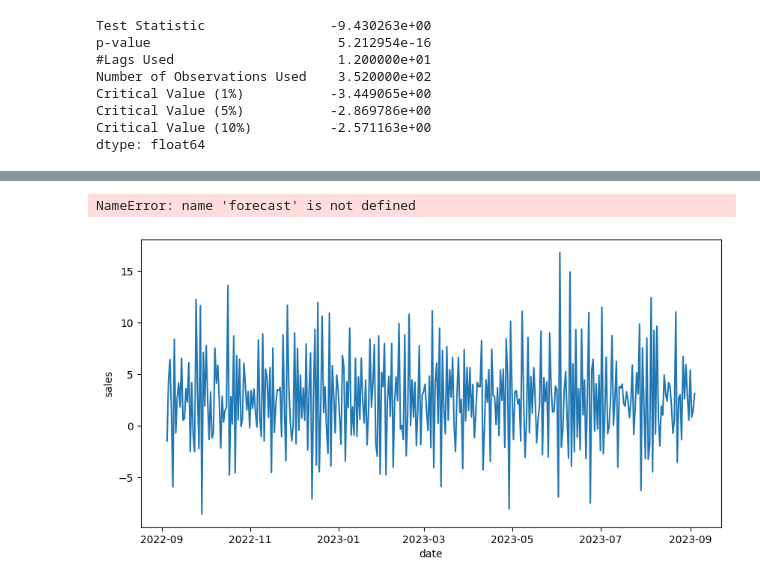
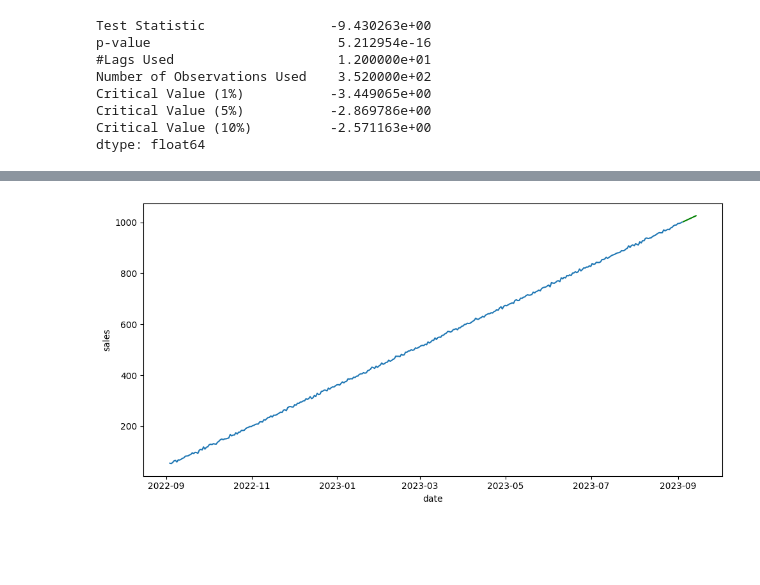
Before and after one commit to amalia1501/Proyecto-de-Serie-Temporal-Alternativa, a Jupyter notebook: src/explore.ipynb, the cells around one changed output, grey strips where cells are left out. Cells and saved outputs as stored; diff of their text form; code cells hidden in the pictures; blank space fills up the shorter version.

```diff
--- a/src/explore.ipynb
+++ b/src/explore.ipynb
@@ -230,16 +240,15 @@ NameError: name 'model' is not defined
 # %%
 import matplotlib.pyplot as plt
 
 fig, axis = plt.subplots(figsize = (10, 5))
 
-sns.lineplot(data = ts_stationary)
+sns.lineplot(data = ts)
 sns.lineplot(data = forecast, c = "green")
 
 plt.tight_layout()
 
 plt.show()
 # %% [output]
-NameError: name 'forecast' is not defined
-[figure, old version]
+[figure, new version]
 # %%
 # Paso 5: Guarda el modelo
```
Also changed, not shown: parts of 3 cells of this notebook.
